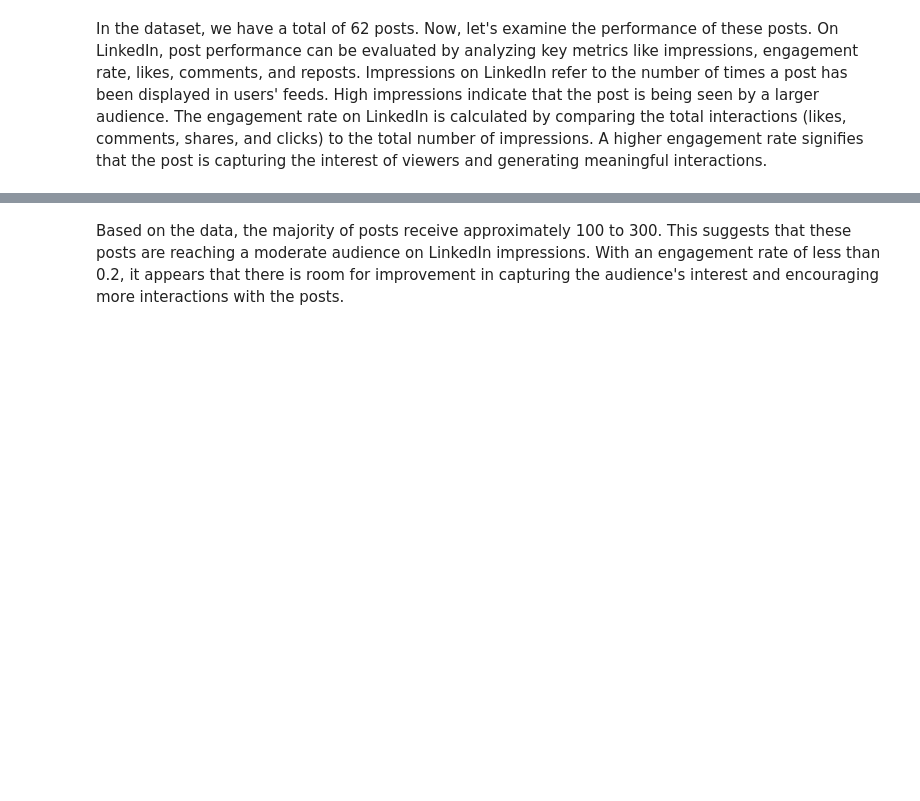
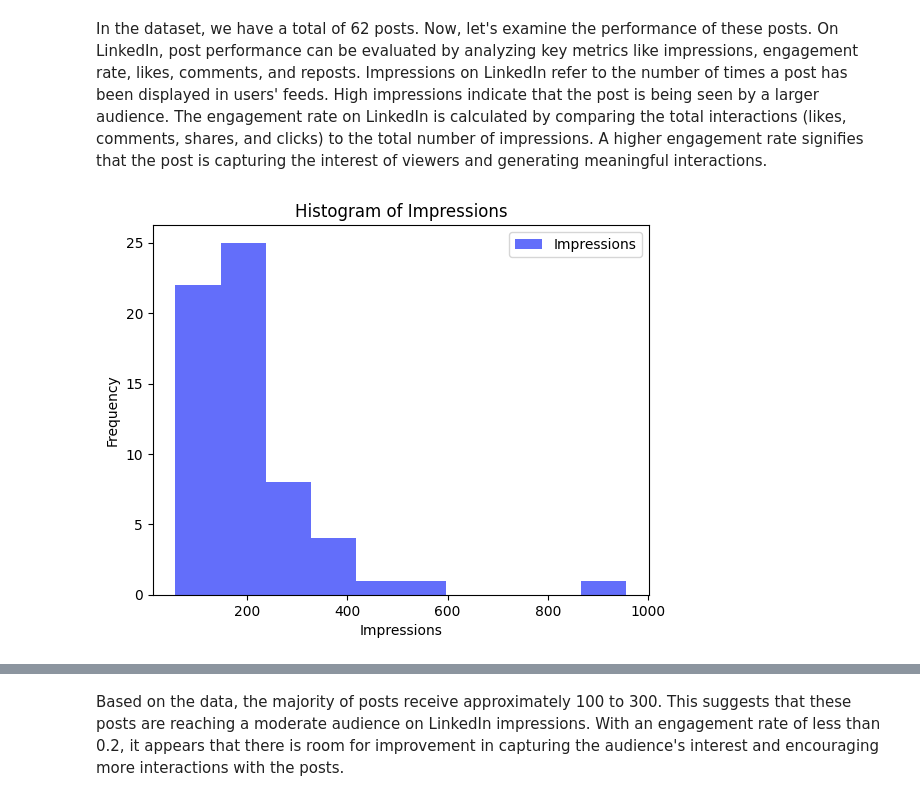
Before and after one commit to aphamtv/G5_ResearchPreneurs, a Jupyter notebook: 1_LinkedIn_Analysis.ipynb, the cells around one changed output, grey strips where cells are left out. Drawn from its saved outputs; the diff is of its cells as text; code cells hidden in the pictures; blank space fills up the shorter version.

```diff
--- a/1_LinkedIn_Analysis.ipynb
+++ b/1_LinkedIn_Analysis.ipynb
@@ -120,3 +120,14 @@ Description:
 19.	Content Type: The type of content in the post (e.g., text, image, video, etc.).
 # %% [markdown]
 In the dataset, we have a total of 62 posts. Now, let's examine the performance of these posts. On LinkedIn, post performance can be evaluated by analyzing key metrics like impressions, engagement rate, likes, comments, and reposts. Impressions on LinkedIn refer to the number of times a post has been displayed in users' feeds. High impressions indicate that the post is being seen by a larger audience. The engagement rate on LinkedIn is calculated by comparing the total interactions (likes, comments, shares, and clicks) to the total number of impressions. A higher engagement rate signifies that the post is capturing the interest of viewers and generating meaningful interactions.
+# %%
+# plot the distribution of Impressions
+df_posts['Impressions'].hist(color='#636efa', label='Impressions')
+plt.xlabel('Impressions')
+plt.ylabel('Frequency')
+plt.title('Histogram of Impressions')
+plt.grid(False)
+plt.legend()
+plt.show()
+# %% [output]
+[figure, added]
```
Also changed, not shown: parts of 2 cells of this notebook, 4 other files.
